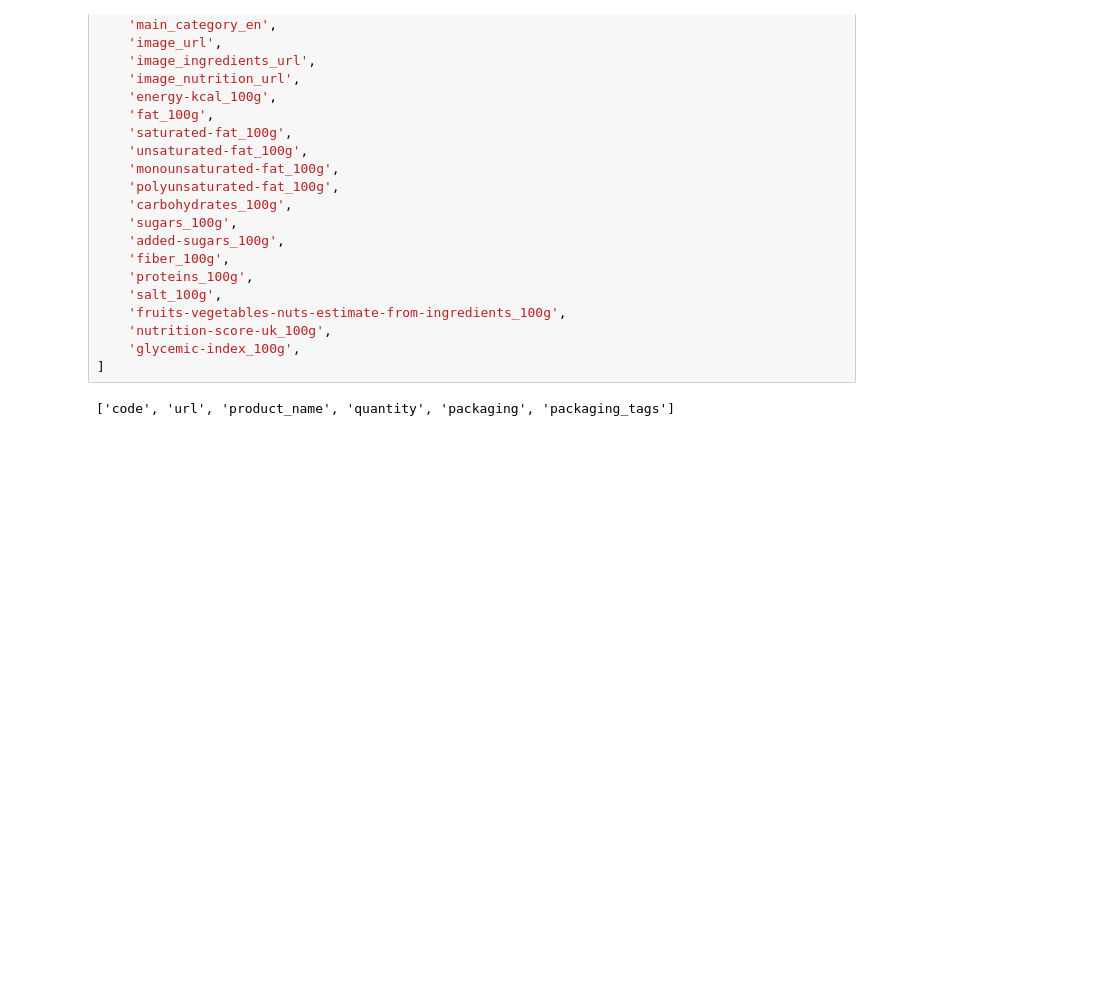
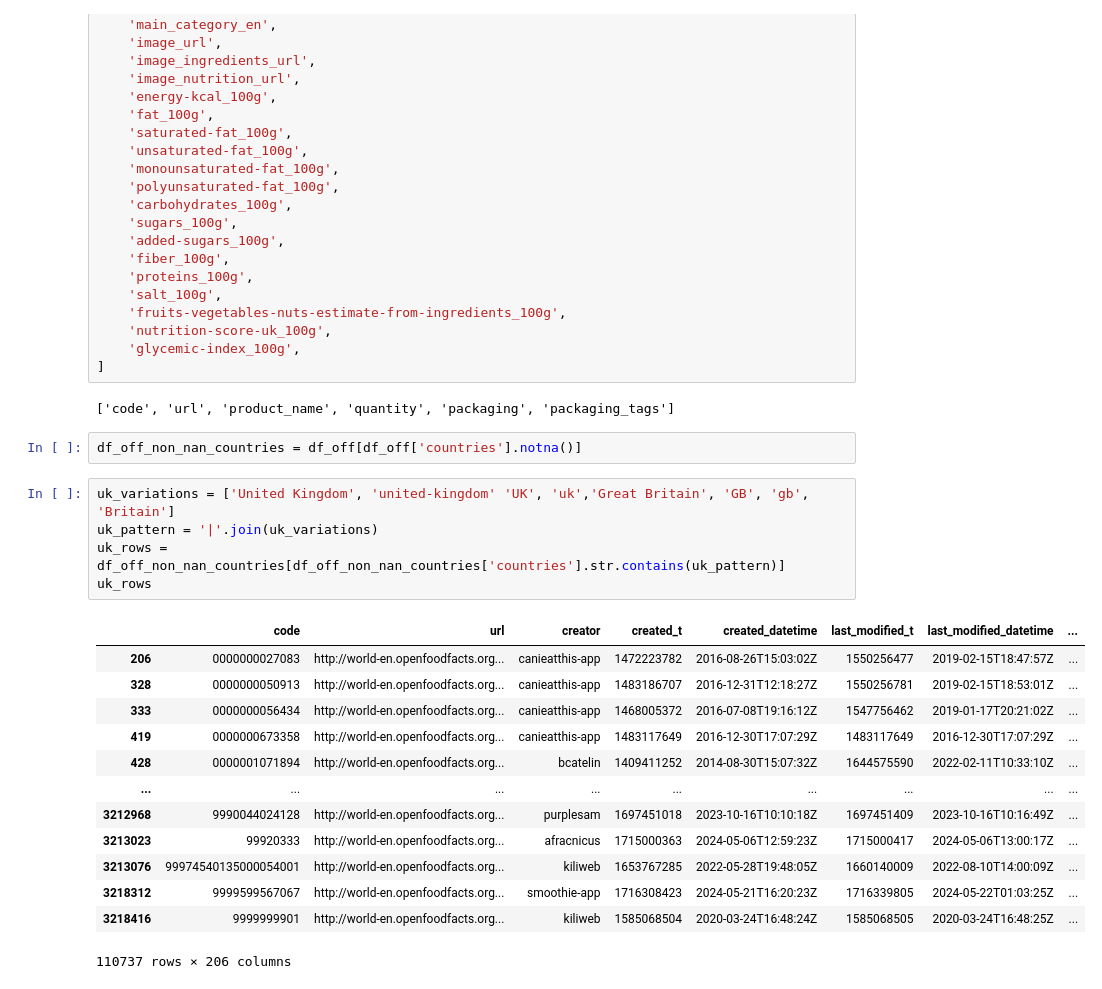
Before and after one commit to mysteryvishal/cpst-analysis, a Jupyter notebook: exploration.ipynb, the cells around one changed output. Saved outputs shown, nothing was run; the diff lists cells and outputs as text; blank space fills up the shorter version.

```diff
--- a/exploration.ipynb
+++ b/exploration.ipynb
@@ -111,3 +111,24 @@ Name: brands, dtype: object
 ]
 # %% [output]
 ['code', 'url', 'product_name', 'quantity', 'packaging', 'packaging_tags']
+# %%
+df_off_non_nan_countries = df_off[df_off['countries'].notna()]
+# %%
+uk_variations = ['United Kingdom', 'united-kingdom' 'UK', 'uk','Great Britain', 'GB', 'gb', 'Britain']
+uk_pattern = '|'.join(uk_variations)
+uk_rows = df_off_non_nan_countries[df_off_non_nan_countries['countries'].str.contains(uk_pattern)]
+uk_rows
+# %% [output]
+|  | code | url | creator | created_t | created_datetime | last_modified_t | last_modified_datetime | ... |
+| 206 | 0000000027083 | http://world-en.openfoodfacts.org... | canieatthis-app | 1472223782 | 2016-08-26T15:03:02Z | 1550256477 | 2019-02-15T18:47:57Z | ... |
+| 328 | 0000000050913 | http://world-en.openfoodfacts.org... | canieatthis-app | 1483186707 | 2016-12-31T12:18:27Z | 1550256781 | 2019-02-15T18:53:01Z | ... |
+| 333 | 0000000056434 | http://world-en.openfoodfacts.org... | canieatthis-app | 1468005372 | 2016-07-08T19:16:12Z | 1547756462 | 2019-01-17T20:21:02Z | ... |
+| 419 | 0000000673358 | http://world-en.openfoodfacts.org... | canieatthis-app | 1483117649 | 2016-12-30T17:07:29Z | 1483117649 | 2016-12-30T17:07:29Z | ... |
+| 428 | 0000001071894 | http://world-en.openfoodfacts.org... | bcatelin | 1409411252 | 2014-08-30T15:07:32Z | 1644575590 | 2022-02-11T10:33:10Z | ... |
+| ... | ... | ... | ... | ... | ... | ... | ... | ... |
+| 3212968 | 9990044024128 | http://world-en.openfoodfacts.org... | purplesam | 1697451018 | 2023-10-16T10:10:18Z | 1697451409 | 2023-10-16T10:16:49Z | ... |
+| 3213023 | 99920333 | http://world-en.openfoodfacts.org... | afracnicus | 1715000363 | 2024-05-06T12:59:23Z | 1715000417 | 2024-05-06T13:00:17Z | ... |
+| 3213076 | 99974540135000054001 | http://world-en.openfoodfacts.org... | kiliweb | 1653767285 | 2022-05-28T19:48:05Z | 1660140009 | 2022-08-10T14:00:09Z | ... |
+| 3218312 | 9999599567067 | http://world-en.openfoodfacts.org... | smoothie-app | 1716308423 | 2024-05-21T16:20:23Z | 1716339805 | 2024-05-22T01:03:25Z | ... |
+| 3218416 | 9999999901 | http://world-en.openfoodfacts.org... | kiliweb | 1585068504 | 2020-03-24T16:48:24Z | 1585068505 | 2020-03-24T16:48:25Z | ... |
+110737 rows × 206 columns
```
Also changed, not shown: parts of 1 cell of this notebook.
